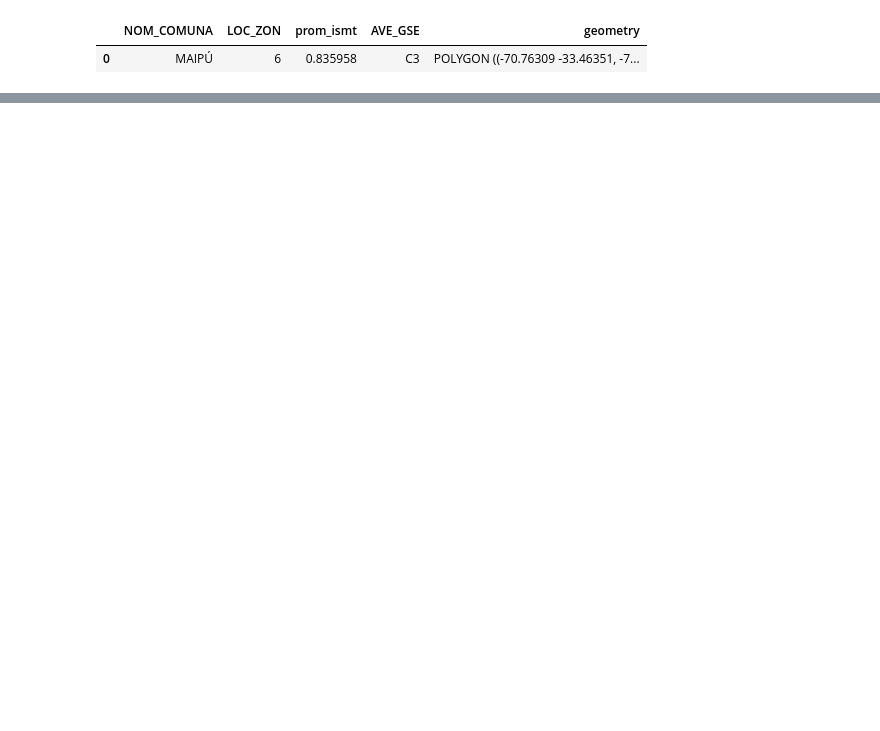
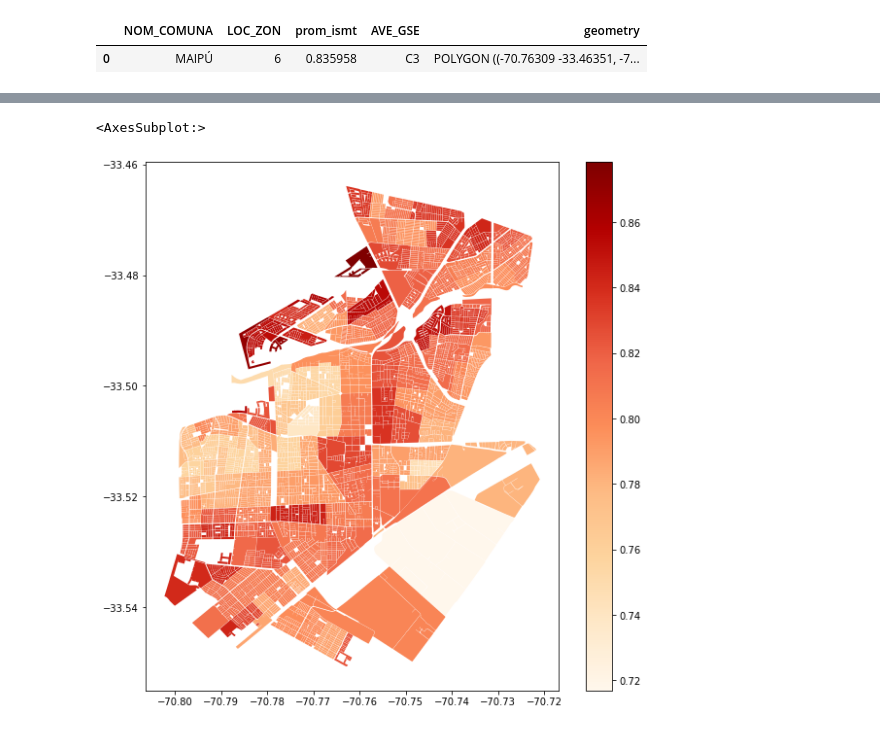
Before and after one commit to JZapataMA/informal_assessment_proyect_CDG, a Jupyter notebook: proyecto.ipynb, the cells around one changed output, grey strips where cells are left out. Cells and saved outputs as stored; diff of their text form; code cells hidden in the pictures; blank space fills up the shorter version.

```diff
--- a/proyecto.ipynb
+++ b/proyecto.ipynb
@@ -72,0 +102,16 @@ manzanas_maipu
+# %%
+for f in ['EDAD_65YMA','INMIGRANTE','PUEBLO','MUJERES','HOMBRES','EDAD_0A5','EDAD_15A64','EDAD_6A14','PERSONAS','TOTAL_VIV']:
+    ismt_maipu_zonas_pob_socioec[f]=ismt_maipu_zonas_pob_socioec[f].replace('*',0)
+    ismt_maipu_zonas_pob_socioec[f]=ismt_maipu_zonas_pob_socioec[f].astype('float')
+
+ismt_maipu_zonas_pob_socioec=ismt_maipu_zonas_pob_socioec[ismt_maipu_zonas_pob_socioec['PERSONAS']>0].reset_index(drop=True)
+# %%
+ismt_maipu_zonas_pob_socioec['densidad']=ismt_maipu_zonas_pob_socioec['PERSONAS']/ismt_maipu_zonas_pob_socioec.geometry.area #personas por m2
+ismt_maipu_zonas_pob_socioec['pct_aMayor']=ismt_maipu_zonas_pob_socioec['EDAD_65YMA']/ismt_maipu_zonas_pob_socioec['PERSONAS']*100
+ismt_maipu_zonas_pob_socioec['pct_inm']=ismt_maipu_zonas_pob_socioec['INMIGRANTE']/ismt_maipu_zonas_pob_socioec['PERSONAS']*100
+ismt_maipu_zonas_pob_socioec['pct_orig']=ismt_maipu_zonas_pob_socioec['PUEBLO']/ismt_maipu_zonas_pob_socioec['PERSONAS']*100
+ismt_maipu_zonas_pob_socioec['pct_nna']=(ismt_maipu_zonas_pob_socioec['EDAD_0A5']+ismt_maipu_zonas_pob_socioec['EDAD_6A14'])/ismt_maipu_zonas_pob_socioec['PERSONAS']*100
+ismt_maipu_zonas_pob_socioec['pct_adult']=(ismt_maipu_zonas_pob_socioec['EDAD_15A64'])/ismt_maipu_zonas_pob_socioec['PERSONAS']*100
+ismt_maipu_zonas_pob_socioec['pct_mujeres']=(ismt_maipu_zonas_pob_socioec['MUJERES'])/ismt_maipu_zonas_pob_socioec['PERSONAS']*100
+ismt_maipu_zonas_pob_socioec['pct_hombres']=(ismt_maipu_zonas_pob_socioec['HOMBRES'])/ismt_maipu_zonas_pob_socioec['PERSONAS']*100
+ismt_maipu_zonas_pob_socioec.head(1)
@@ -72,0 +123,15 @@ manzanas_maipu
+# %%
+# Reordenar columnas y solo quedarme coin otdas aquellas que me interesan para el analisis
+ismt_maipu_zonas_pob_socioec = ismt_maipu_zonas_pob_socioec[['NOM_COMUNA', 'ID_MANZENT', 'prom_ismt', 'NSE', 'GSE_final', 'TOTAL_VIV', 'densidad', 'pct_aMayor', 'pct_inm', 'pct_orig', 'pct_nna', 'pct_adult', 'pct_mujeres', 'pct_hombres', 'geometry']]
+# %%
+# Normalizar NSE, TOTAL_VIV, pct_aMayor, pct_inm, pct_orig, pct_nna, pct_adult, pct_mujeres, pct_hombres, utilizando la media y la desviacion estandar
+ismt_maipu_zonas_pob_socioec['NSE'] = (ismt_maipu_zonas_pob_socioec['NSE'] - ismt_maipu_zonas_pob_socioec['NSE'].mean()) / ismt_maipu_zonas_pob_socioec['NSE'].std()
+ismt_maipu_zonas_pob_socioec['TOTAL_VIV'] = (ismt_maipu_zonas_pob_socioec['TOTAL_VIV'] - ismt_maipu_zonas_pob_socioec['TOTAL_VIV'].mean()) / ismt_maipu_zonas_pob_socioec['TOTAL_VIV'].std()
+ismt_maipu_zonas_pob_socioec['pct_aMayor'] = (ismt_maipu_zonas_pob_socioec['pct_aMayor'] - ismt_maipu_zonas_pob_socioec['pct_aMayor'].mean()) / ismt_maipu_zonas_pob_socioec['pct_aMayor'].std()
+ismt_maipu_zonas_pob_socioec['pct_inm'] = (ismt_maipu_zonas_pob_socioec['pct_inm'] - ismt_maipu_zonas_pob_socioec['pct_inm'].mean()) / ismt_maipu_zonas_pob_socioec['pct_inm'].std()
+ismt_maipu_zonas_pob_socioec['pct_orig'] = (ismt_maipu_zonas_pob_socioec['pct_orig'] - ismt_maipu_zonas_pob_socioec['pct_orig'].mean()) / ismt_maipu_zonas_pob_socioec['pct_orig'].std()
+ismt_maipu_zonas_pob_socioec['pct_nna'] = (ismt_maipu_zonas_pob_socioec['pct_nna'] - ismt_maipu_zonas_pob_socioec['pct_nna'].mean()) / ismt_maipu_zonas_pob_socioec['pct_nna'].std()
+ismt_maipu_zonas_pob_socioec['pct_adult'] = (ismt_maipu_zonas_pob_socioec['pct_adult'] - ismt_maipu_zonas_pob_socioec['pct_adult'].mean()) / ismt_maipu_zonas_pob_socioec['pct_adult'].std()
+ismt_maipu_zonas_pob_socioec['pct_mujeres'] = (ismt_maipu_zonas_pob_socioec['pct_mujeres'] - ismt_maipu_zonas_pob_socioec['pct_mujeres'].mean()) / ismt_maipu_zonas_pob_socioec['pct_mujeres'].std()
+ismt_maipu_zonas_pob_socioec['pct_hombres'] = (ismt_maipu_zonas_pob_socioec['pct_hombres'] - ismt_maipu_zonas_pob_socioec['pct_hombres'].mean()) / ismt_maipu_zonas_pob_socioec['pct_hombres'].std()
+ismt_maipu_zonas_pob_socioec.head(1)
@@ -72,0 +141,5 @@ manzanas_maipu
+# %%
+ismt_maipu_zonas_pob_socioec.plot(column='prom_ismt', cmap='OrRd', legend=True, figsize=(10,10))
+# %% [output]
+<AxesSubplot:>
+[figure, added]
```
Also changed, not shown: parts of 8 cells of this notebook.
